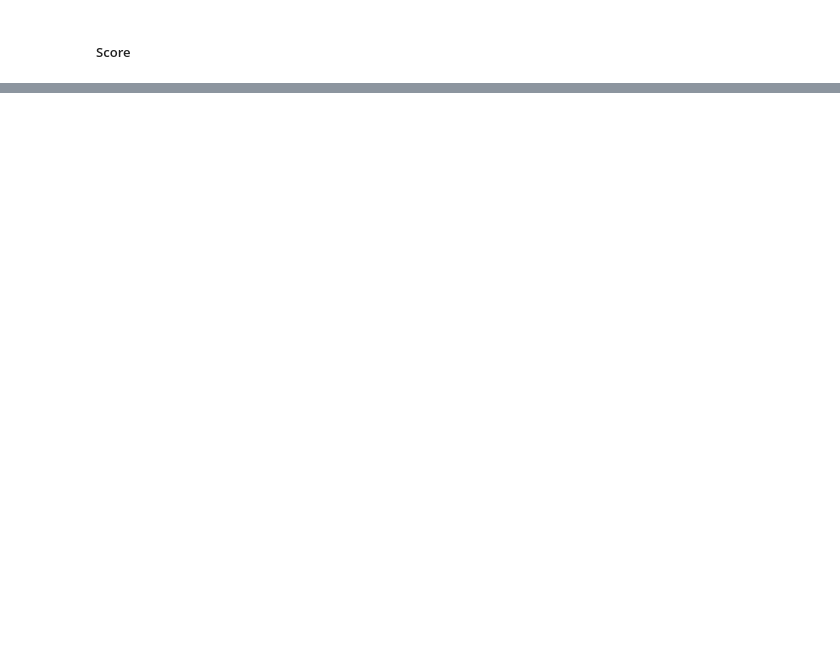
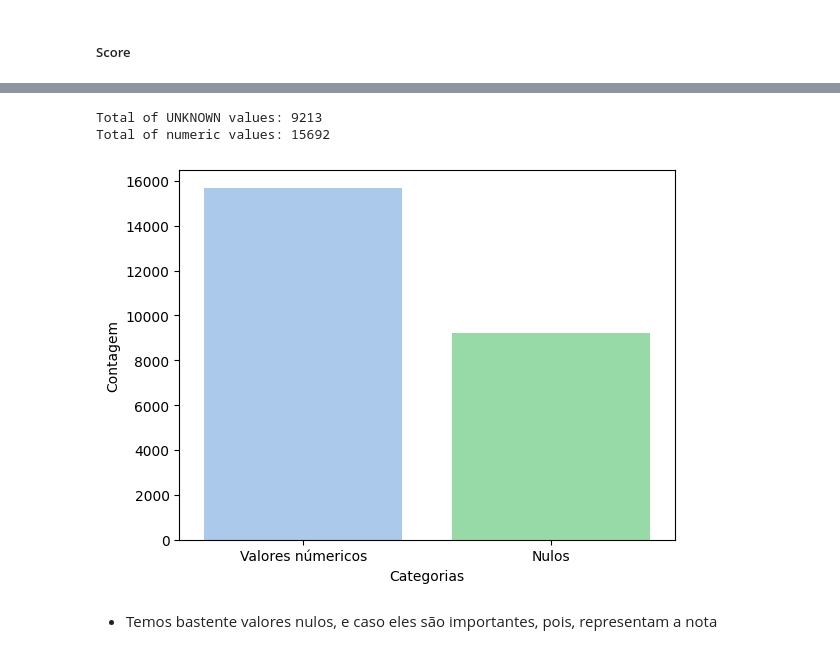
Before and after one commit to guievbs/anime-insights, a Jupyter notebook: notebooks/analise.ipynb, the cells around one changed output, grey strips where cells are left out. Drawn from its saved outputs; the diff is of its cells as text; code cells hidden in the pictures; blank space fills up the shorter version.

```diff
--- a/notebooks/analise.ipynb
+++ b/notebooks/analise.ipynb
@@ -206,0 +227,23 @@ plt.show();
+# %%
+unknown_values = (df['Score'] == 'UNKNOWN').sum()
+score_numbers = (df['Score'] != 'UNKNOWN').sum()
+print(f"Total of UNKNOWN values: {unknown_values}")
+print(f"Total of numeric values: {score_numbers}")
+# %% [output]
+Total of UNKNOWN values: 9213
+Total of numeric values: 15692
+# %%
+categorias = ['Valores númericos', 'Nulos']
+valores = [score_numbers, unknown_values]
+
+# Criação do barplot
+sns.barplot(x=categorias, y=valores, palette='pastel6')
+
+# Adiciona rótulos aos eixos
+plt.xlabel('Categorias')
+plt.ylabel('Contagem')
+plt.show()
+# %% [output]
+[figure, added]
+# %% [markdown]
+- Temos bastente valores nulos, e caso eles são importantes, pois, representam a nota
```
Also changed, not shown: parts of 5 cells of this notebook.
